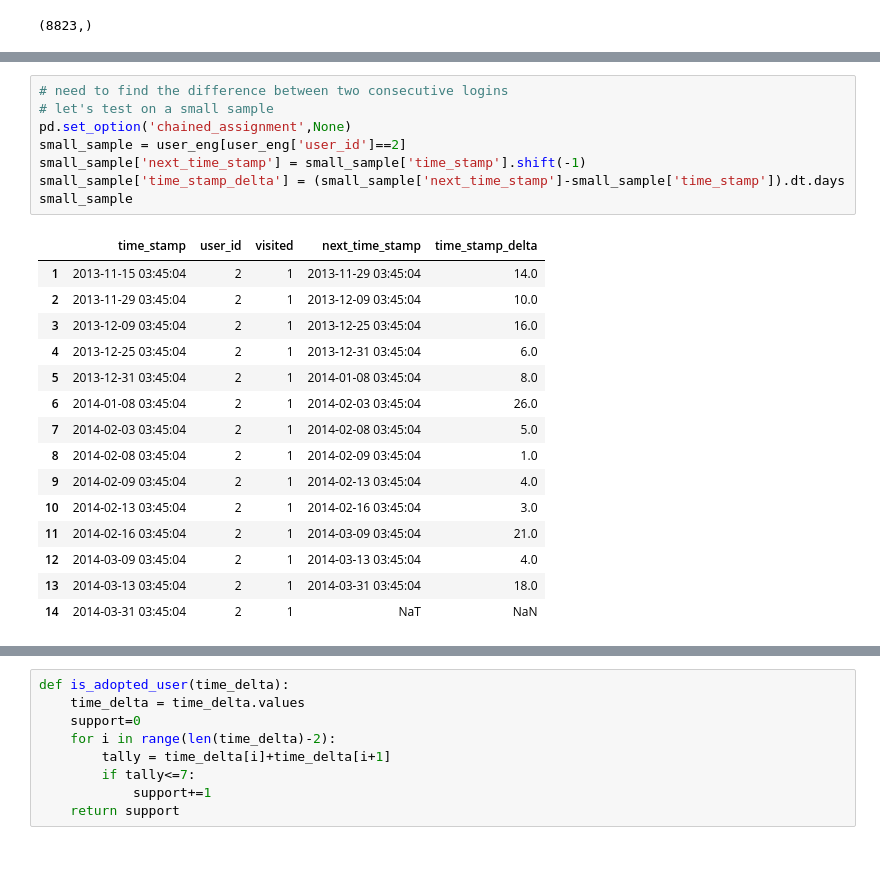
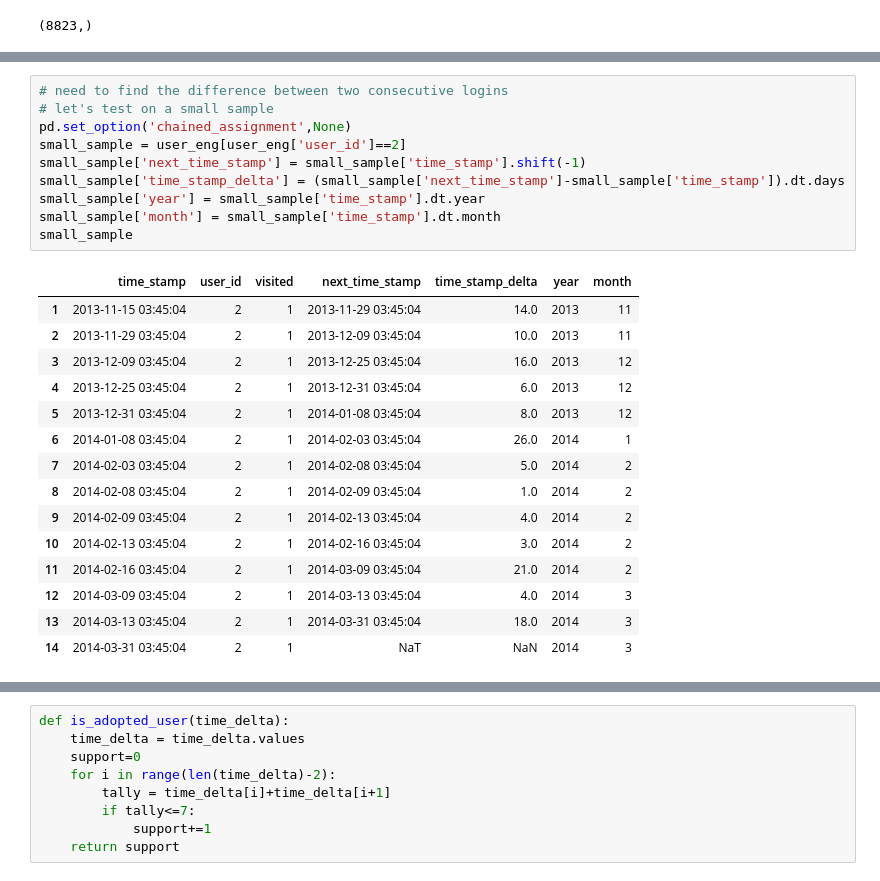
Before and after one commit to zhakhverdyan/relax_challenge, a Jupyter notebook: relax_challenge.ipynb, the cells around one changed output, grey strips where cells are left out. Cells and saved outputs as stored; diff of their text form.

```diff
--- a/relax_challenge.ipynb
+++ b/relax_challenge.ipynb
@@ -65,24 +83,26 @@ plt.title('Distribution of user login counts');
 # %%
 # need to find the difference between two consecutive logins
 # let's test on a small sample
 pd.set_option('chained_assignment',None)
 small_sample = user_eng[user_eng['user_id']==2]
 small_sample['next_time_stamp'] = small_sample['time_stamp'].shift(-1)
 small_sample['time_stamp_delta'] = (small_sample['next_time_stamp']-small_sample['time_stamp']).dt.days
+small_sample['year'] = small_sample['time_stamp'].dt.year
+small_sample['month'] = small_sample['time_stamp'].dt.month
 small_sample
 # %% [output]
-|  | time_stamp | user_id | visited | next_time_stamp | time_stamp_delta |
-| 1 | 2013-11-15 03:45:04 | 2 | 1 | 2013-11-29 03:45:04 | 14.0 |
-| 2 | 2013-11-29 03:45:04 | 2 | 1 | 2013-12-09 03:45:04 | 10.0 |
-| 3 | 2013-12-09 03:45:04 | 2 | 1 | 2013-12-25 03:45:04 | 16.0 |
-| 4 | 2013-12-25 03:45:04 | 2 | 1 | 2013-12-31 03:45:04 | 6.0 |
-| 5 | 2013-12-31 03:45:04 | 2 | 1 | 2014-01-08 03:45:04 | 8.0 |
-| 6 | 2014-01-08 03:45:04 | 2 | 1 | 2014-02-03 03:45:04 | 26.0 |
-| 7 | 2014-02-03 03:45:04 | 2 | 1 | 2014-02-08 03:45:04 | 5.0 |
-| 8 | 2014-02-08 03:45:04 | 2 | 1 | 2014-02-09 03:45:04 | 1.0 |
-| 9 | 2014-02-09 03:45:04 | 2 | 1 | 2014-02-13 03:45:04 | 4.0 |
-| 10 | 2014-02-13 03:45:04 | 2 | 1 | 2014-02-16 03:45:04 | 3.0 |
-| 11 | 2014-02-16 03:45:04 | 2 | 1 | 2014-03-09 03:45:04 | 21.0 |
-| 12 | 2014-03-09 03:45:04 | 2 | 1 | 2014-03-13 03:45:04 | 4.0 |
-| 13 | 2014-03-13 03:45:04 | 2 | 1 | 2014-03-31 03:45:04 | 18.0 |
-| 14 | 2014-03-31 03:45:04 | 2 | 1 | NaT | NaN |
+|  | time_stamp | user_id | visited | next_time_stamp | time_stamp_delta | year | month |
+| 1 | 2013-11-15 03:45:04 | 2 | 1 | 2013-11-29 03:45:04 | 14.0 | 2013 | 11 |
+| 2 | 2013-11-29 03:45:04 | 2 | 1 | 2013-12-09 03:45:04 | 10.0 | 2013 | 11 |
+| 3 | 2013-12-09 03:45:04 | 2 | 1 | 2013-12-25 03:45:04 | 16.0 | 2013 | 12 |
+| 4 | 2013-12-25 03:45:04 | 2 | 1 | 2013-12-31 03:45:04 | 6.0 | 2013 | 12 |
+| 5 | 2013-12-31 03:45:04 | 2 | 1 | 2014-01-08 03:45:04 | 8.0 | 2013 | 12 |
+| 6 | 2014-01-08 03:45:04 | 2 | 1 | 2014-02-03 03:45:04 | 26.0 | 2014 | 1 |
+| 7 | 2014-02-03 03:45:04 | 2 | 1 | 2014-02-08 03:45:04 | 5.0 | 2014 | 2 |
+| 8 | 2014-02-08 03:45:04 | 2 | 1 | 2014-02-09 03:45:04 | 1.0 | 2014 | 2 |
+| 9 | 2014-02-09 03:45:04 | 2 | 1 | 2014-02-13 03:45:04 | 4.0 | 2014 | 2 |
+| 10 | 2014-02-13 03:45:04 | 2 | 1 | 2014-02-16 03:45:04 | 3.0 | 2014 | 2 |
+| 11 | 2014-02-16 03:45:04 | 2 | 1 | 2014-03-09 03:45:04 | 21.0 | 2014 | 2 |
+| 12 | 2014-03-09 03:45:04 | 2 | 1 | 2014-03-13 03:45:04 | 4.0 | 2014 | 3 |
+| 13 | 2014-03-13 03:45:04 | 2 | 1 | 2014-03-31 03:45:04 | 18.0 | 2014 | 3 |
+| 14 | 2014-03-31 03:45:04 | 2 | 1 | NaT | NaN | 2014 | 3 |
```
Also changed, not shown: parts of 39 cells of this notebook, 2 other files.
